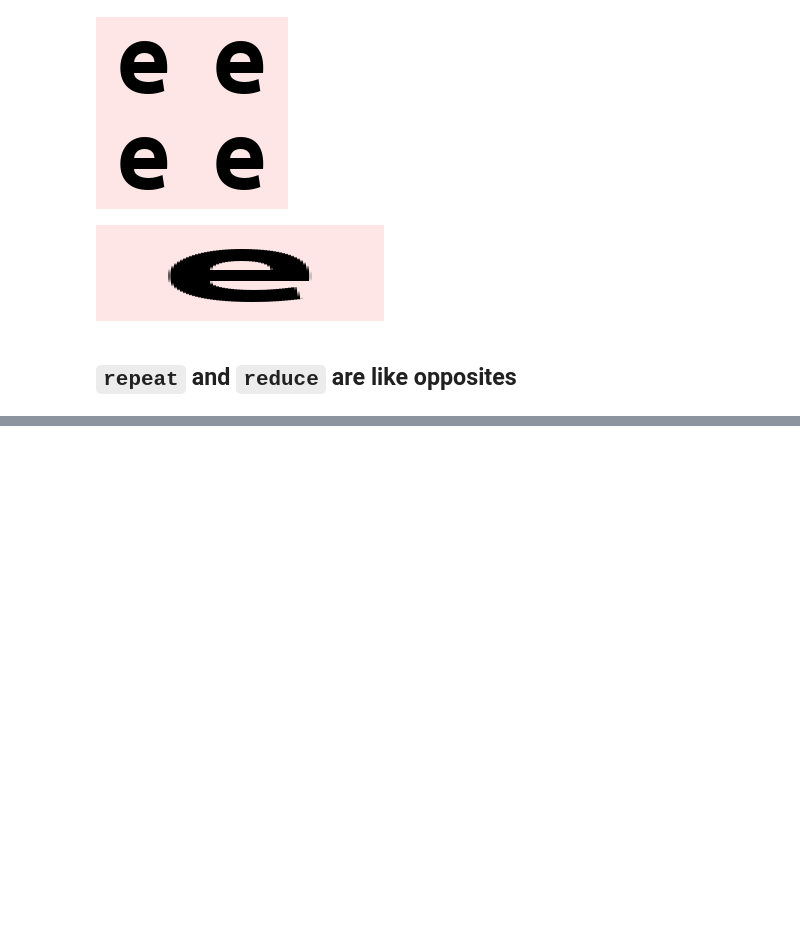
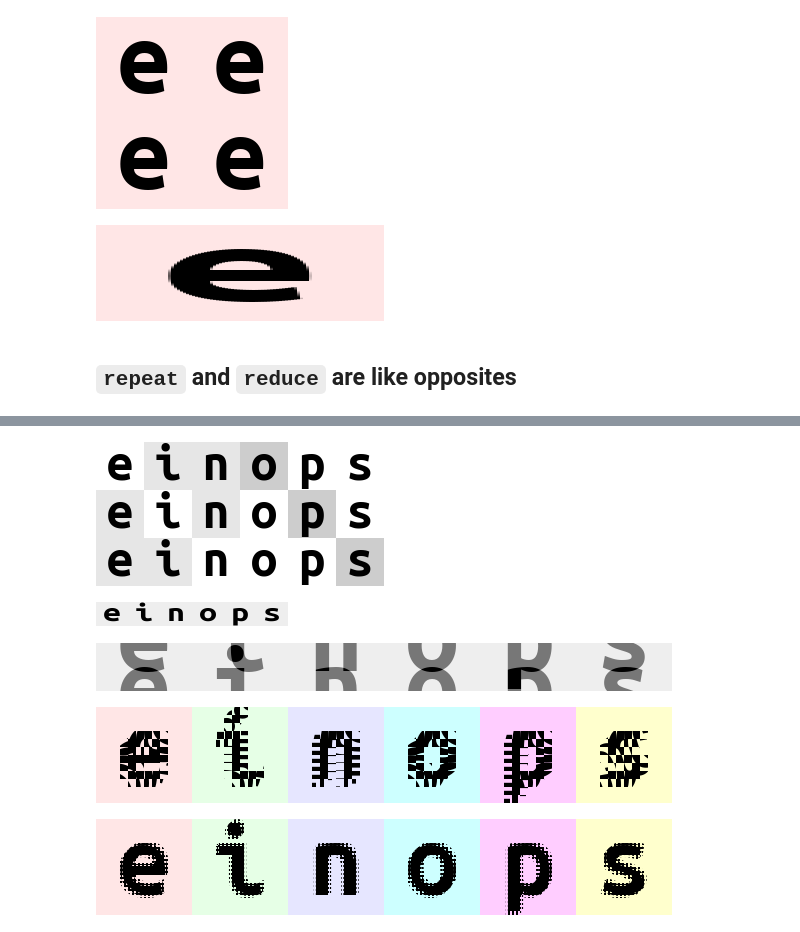
Before and after one commit to habbes/learn-einops, a Jupyter notebook: 01-basics.ipynb, the cells around one changed output, grey strips where cells are left out. Saved outputs shown, nothing was run; the diff lists cells and outputs as text; code cells hidden in the pictures; blank space fills up the shorter version.

```diff
--- a/01-basics.ipynb
+++ b/01-basics.ipynb
@@ -613,0 +632,27 @@ assert np.array_equal(ims, reduced)
+# %%
+# color can also be composed into a dimension
+# ... while image is downsampled
+reduce(ims, "b (h 2) (w 2) c -> (c h) (b w)", "mean")
+# %% [output]
+[figure, added]
+# %%
+# disproportionate resize
+reduce(ims, "b (h 4) (w 3) c -> (h) (b w)", "mean")
+# %% [output]
+[figure, added]
+# %%
+# spilt each image in two halves, compute mean of the two
+reduce(ims, "b (h1 h2) w c -> h2 (b w)", "mean", h1=2)
+# %% [output]
+[figure, added]
+# %%
+
+# split in small patches and transpose each patch
+rearrange(ims, "b (h1 h2) (w1 w2) c -> (h1 w2) (b w1 h2) c", h2=8, w2=8)
+# %% [output]
+[figure, added]
+# %%
+# stop me someone!
+rearrange(ims, "b (h1 h2 h3) (w1 w2 w3) c -> (h1 w2 h3) (b w1 h2 w3) c", h2=2, w2=2, w3=2, h3=2)
+# %% [output]
+[figure, added]
```
Also changed, not shown: parts of 10 cells of this notebook.
